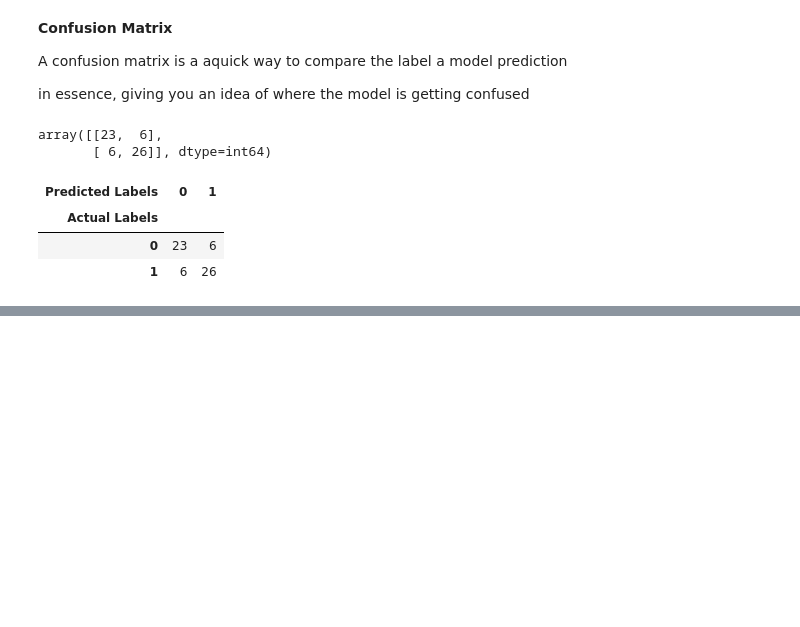
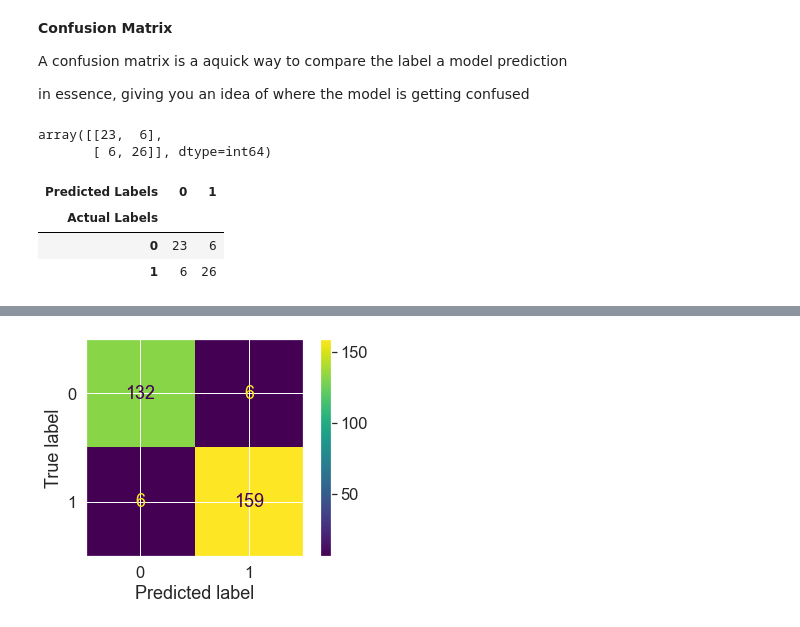
Before and after one commit to Joseph-Run/Learning, a Jupyter notebook: Scikit_Learn/introduction to scikit learn.ipynb, the cells around one changed output, grey strips where cells are left out. Drawn from its saved outputs; the diff is of its cells as text; code cells hidden in the pictures; blank space fills up the shorter version.

```diff
--- a/Scikit_Learn/introduction to scikit learn.ipynb
+++ b/Scikit_Learn/introduction to scikit learn.ipynb
@@ -1310,0 +1332,6 @@ pd.crosstab(y_test,
+# %%
+from sklearn.metrics import ConfusionMatrixDisplay
+
+ConfusionMatrixDisplay.from_estimator(estimator=clf, X=X, y=y);
+# %% [output]
+[figure, added]
```
Also changed, not shown: parts of 29 cells of this notebook, 1 other file.
